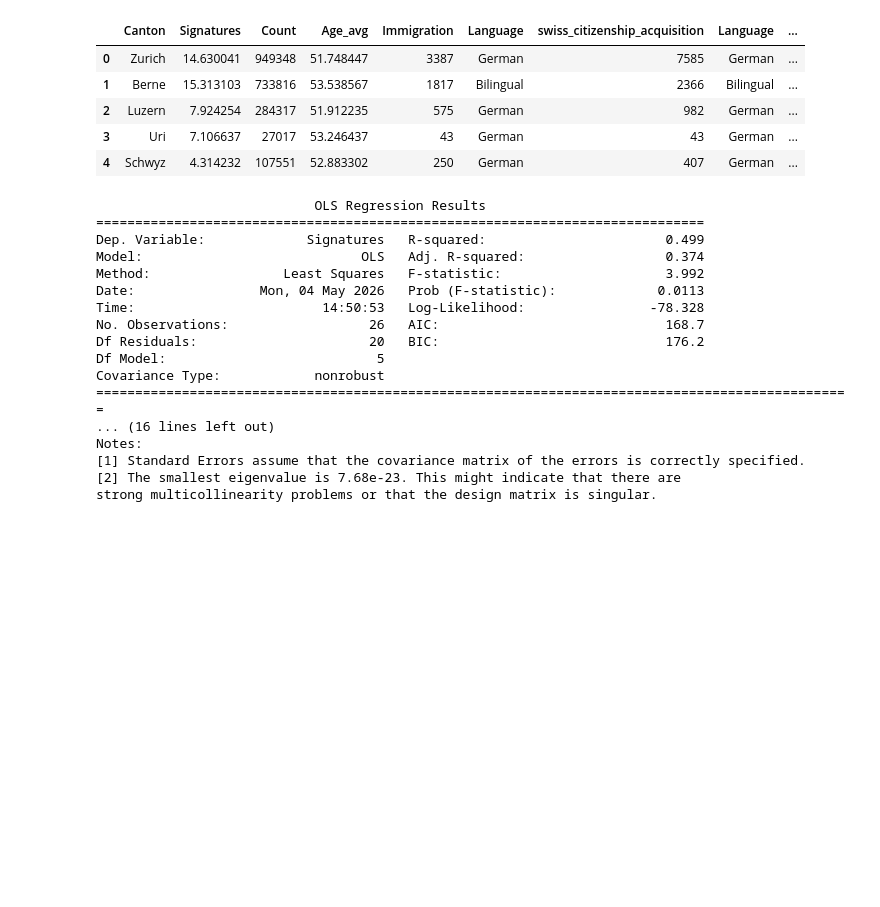
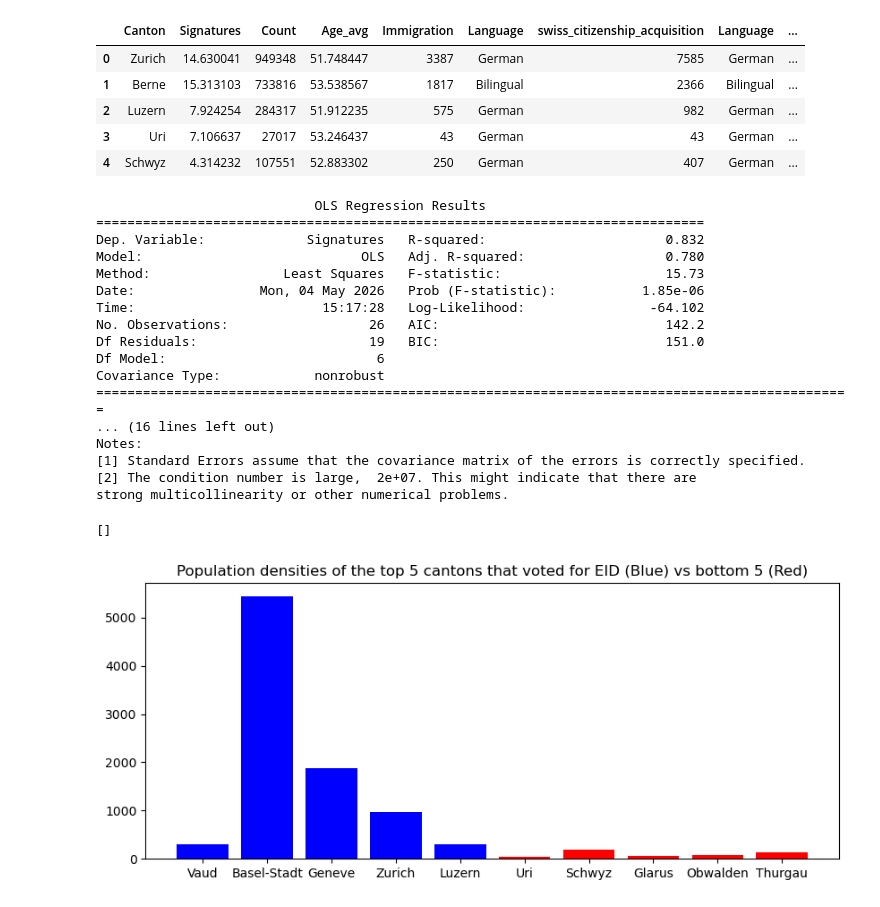
Before and after one commit to Rolph1/Online-privacy-votation-data-analysis, a Jupyter notebook: analysis.ipynb, the cells around one changed output. Drawn from its saved outputs; the diff is of its cells as text; code cells hidden in the pictures; blank space fills up the shorter version.

Commit message:
finished graphs

```diff
--- a/analysis.ipynb
+++ b/analysis.ipynb
@@ -309,9 +309,9 @@ density = {
     "Thurgau": 131,
     "Ticino": 347,
     "Uri": 35,
-    "Valais": 303,
-    "Vaud": 71,
+    "Valais": 71,
+    "Vaud": 303,
     "Zug": 559,
     "Zurich": 974
 }
-data_df["population_density"] = data_df["Canton"].map(lambda x: cantons_gdp[x])
+data_df["population_density"] = data_df["Canton"].map(lambda x: density[x])
@@ -398,18 +378,34 @@ print(model.summary())
 # %% [output]
                             OLS Regression Results
 ==============================================================================
-Dep. Variable:             Signatures   R-squared:                       0.499
-Model:                            OLS   Adj. R-squared:                  0.374
-Method:                 Least Squares   F-statistic:                     3.992
-Date:                Mon, 04 May 2026   Prob (F-statistic):             0.0113
-Time:                        14:50:53   Log-Likelihood:                -78.328
-No. Observations:                  26   AIC:                             168.7
-Df Residuals:                      20   BIC:                             176.2
-Df Model:                           5
+Dep. Variable:             Signatures   R-squared:                       0.832
+Model:                            OLS   Adj. R-squared:                  0.780
+Method:                 Least Squares   F-statistic:                     15.73
+Date:                Mon, 04 May 2026   Prob (F-statistic):           1.85e-06
+Time:                        15:17:28   Log-Likelihood:                -64.102
+No. Observations:                  26   AIC:                             142.2
+Df Residuals:                      19   BIC:                             151.0
+Df Model:                           6
 Covariance Type:            nonrobust
 =================================================================================================
 ... (16 lines left out)
 Notes:
 [1] Standard Errors assume that the covariance matrix of the errors is correctly specified.
-[2] The smallest eigenvalue is 7.68e-23. This might indicate that there are
-strong multicollinearity problems or that the design matrix is singular.
+[2] The condition number is large,  2e+07. This might indicate that there are
+strong multicollinearity or other numerical problems.
+# %%
+top_5_eid = data_df.sort_values(by=["yes_percentage"], ascending=False).head()
+# %%
+bottom_5_eid = data_df.sort_values(by=["yes_percentage"], ascending=True).head()
+# %%
+top_5_density = np.array(pd.to_numeric(top_5_eid['population_density']).astype('Int64'))
+top_5_cantons = np.array(top_5_eid["Canton"])
+# %%
+fig, ax = plt.subplots(figsize=(10,4))
+plt.bar(top_5_cantons, top_5_density, color="b")
+plt.bar(bottom_5_eid["Canton"], pd.to_numeric(bottom_5_eid['population_density']), color="r")
+plt.title("Population densities of the top 5 cantons that voted for EID (Blue) vs bottom 5 (Red)")
+plt.plot()
+# %% [output]
+[]
+[figure, added]
```
Also changed, not shown: parts of 12 cells of this notebook, 7 other files.
